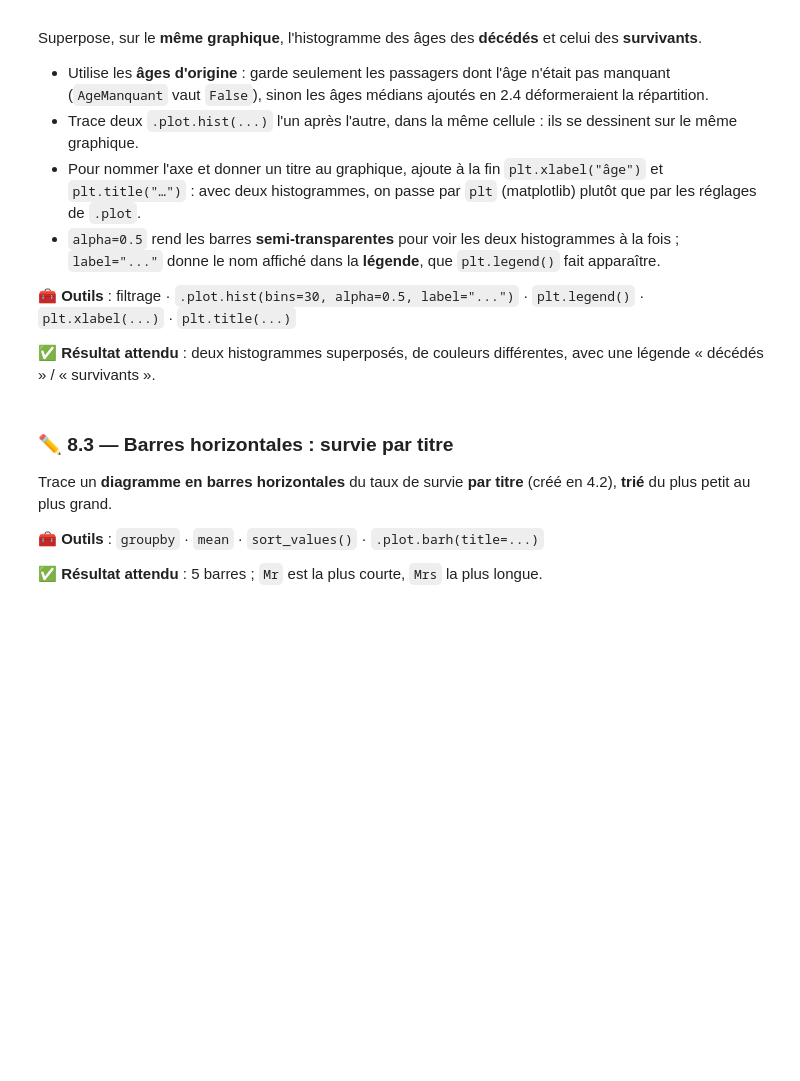
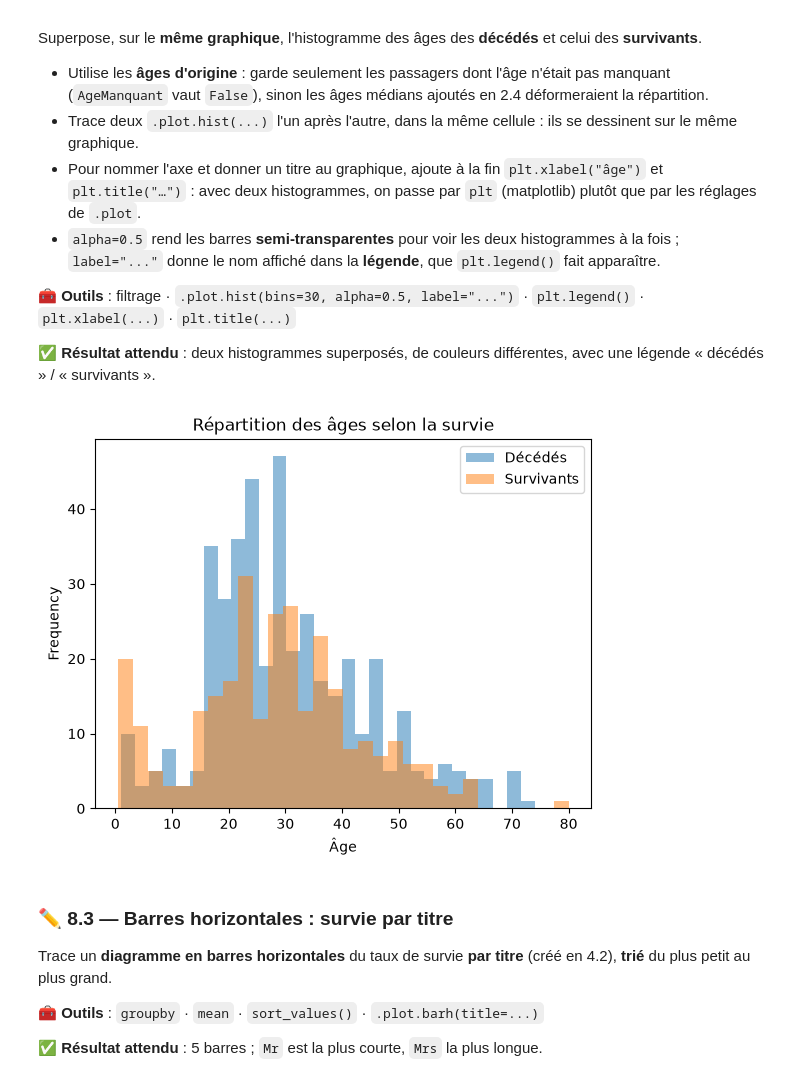
Before and after one commit to Franck-LF/05_Titanic, a Jupyter notebook: 2_adapter_pandas_titanic.ipynb, the cells around one changed output. Cells and saved outputs as stored; diff of their text form; code cells hidden in the pictures; blank space fills up the shorter version.

```diff
--- a/2_adapter_pandas_titanic.ipynb
+++ b/2_adapter_pandas_titanic.ipynb
@@ -657,3 +898,14 @@ Superpose, sur le **même graphique**, l'histogramme des âges des **décédés*
+# %%
+# Écris ton code ici
+ages_connus = titanic[~titanic["AgeManquant"]]
+ages_connus[ages_connus["Survived"] == 0]["Age"].plot.hist(bins=30, alpha=0.5, label="Décédés")
+ages_connus[ages_connus["Survived"] == 1]["Age"].plot.hist(bins=30, alpha=0.5, label="Survivants")
+plt.legend()
+plt.xlabel("Âge")
+plt.title("Répartition des âges selon la survie")
+plt.show()
+# %% [output]
+[figure, added]
 # %% [markdown]
 ### ✏️ 8.3 — Barres horizontales : survie par titre
 
```
Also changed, not shown: parts of 46 cells of this notebook, 1 other file.
